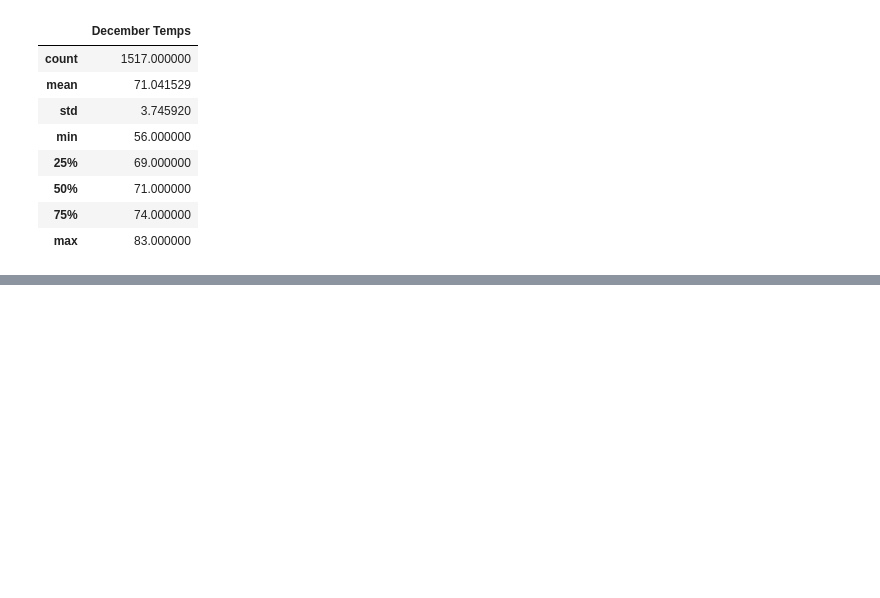
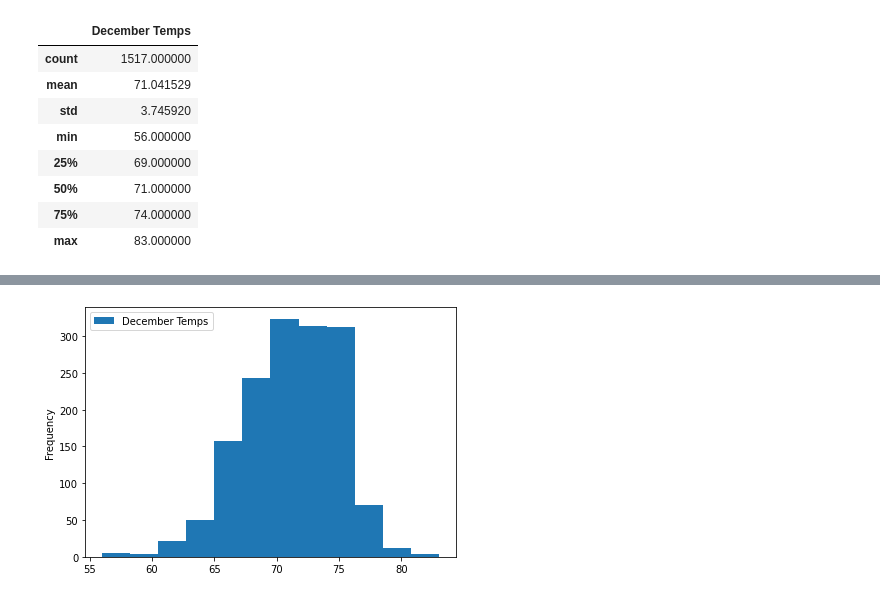
Before and after one commit to ChelseaLangford/surfs_up, a Jupyter notebook: SurfsUp_Challenge.ipynb, the cells around one changed output, grey strips where cells are left out. Cells and saved outputs as stored; diff of their text form; code cells hidden in the pictures; blank space fills up the shorter version.

```diff
--- a/SurfsUp_Challenge.ipynb
+++ b/SurfsUp_Challenge.ipynb
@@ -155,0 +163,5 @@ dec_df.describe()
+# %%
+dec_df.plot.hist(bins=12)
+plt.tight_layout()
+# %% [output]
+[figure, added]
```
Also changed, not shown: parts of 2 cells of this notebook.
